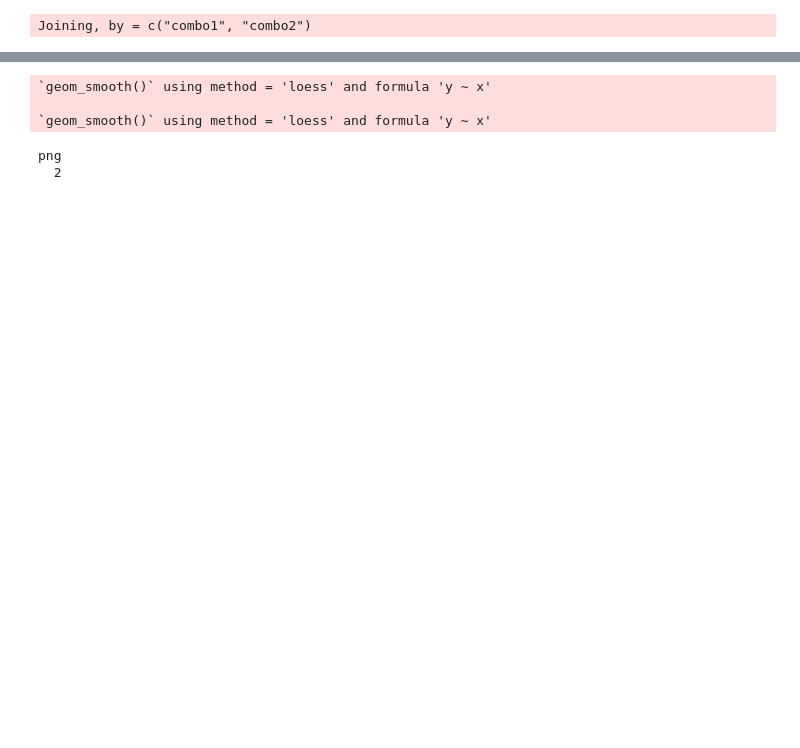
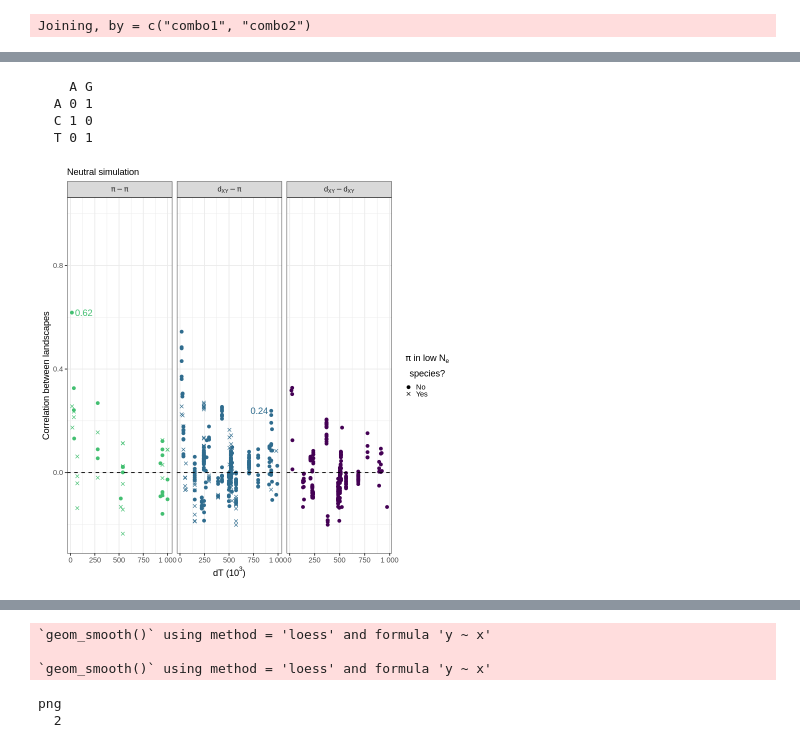
Before and after one commit to kr-colab/greatapes_sims, a Jupyter notebook: scripts/R/paper_figs.ipynb, the cells around one changed output, grey strips where cells are left out. Cells and saved outputs as stored; diff of their text form; code cells hidden in the pictures; blank space fills up the shorter version.

```diff
--- a/scripts/R/paper_figs.ipynb
+++ b/scripts/R/paper_figs.ipynb
@@ -133,6 +162,12 @@ ggsave(filename=paste0(outpath,"cor-pidxy-corrneut-overlap_data.pdf"), width = 6
 # %%
 rds_path_neutral = "../../output/sims_results/sup-rand-id_8MF0I020MWGI6N41PH_rep_0_win-size_1000000_sample-size_10/long-cor_sup-rand-id_8MF0I020MWGI6N41PH_rep_0_win-size_1000000_sample-size_10_prop-acc_0.4.rds"
 neudf = readRDS(rds_path_neutral)
-corr_dt_panel(neudf, subt="Neutral simulation")+ylim(-0.25,1)+geom_abline(intercept = 0, slope = 0, linetype = "dashed") +
+neudf$label = round(neudf$value,2)
+neudf[(neudf$stat_combo1=="pi_central-chimp" & neudf$stat_combo2=="pi_eastern-chimp") |
+      (neudf$stat_combo2=="pi_bornean-orangutan" & neudf$stat_combo1=="dxy_central-chimp western-chimp"),]
+p_neut_corr_dt_panel = corr_dt_panel(neudf, subt="Neutral simulation")+ylim(-0.25,1)+geom_abline(intercept = 0, slope = 0, linetype = "dashed") +
+                        geom_text_repel(data = neudf[(neudf$stat_combo1=="pi_central-chimp" & neudf$stat_combo2=="pi_eastern-chimp") |
+      (neudf$stat_combo2=="pi_bornean-orangutan" & neudf$stat_combo1=="dxy_central-chimp western-chimp"),],
+                                        aes(label = label))
 ggsave(filename=paste0(outpath,"cor-pidxy-dT_neutral.pdf"), width = 6.5, height = 3.0, units = "in", dpi=300)
 # %% [output]
@@ -141,0 +181,11 @@ replace the existing scale.
+# %%
+table(c("A","T","C"), c("G","G","A"))
+# %% [output]
+    A G
+  A 0 1
+  C 1 0
+  T 0 1
+# %%
+p_neut_corr_dt_panel
+# %% [output]
+[figure, added]
```
Also changed, not shown: parts of 26 cells of this notebook.
